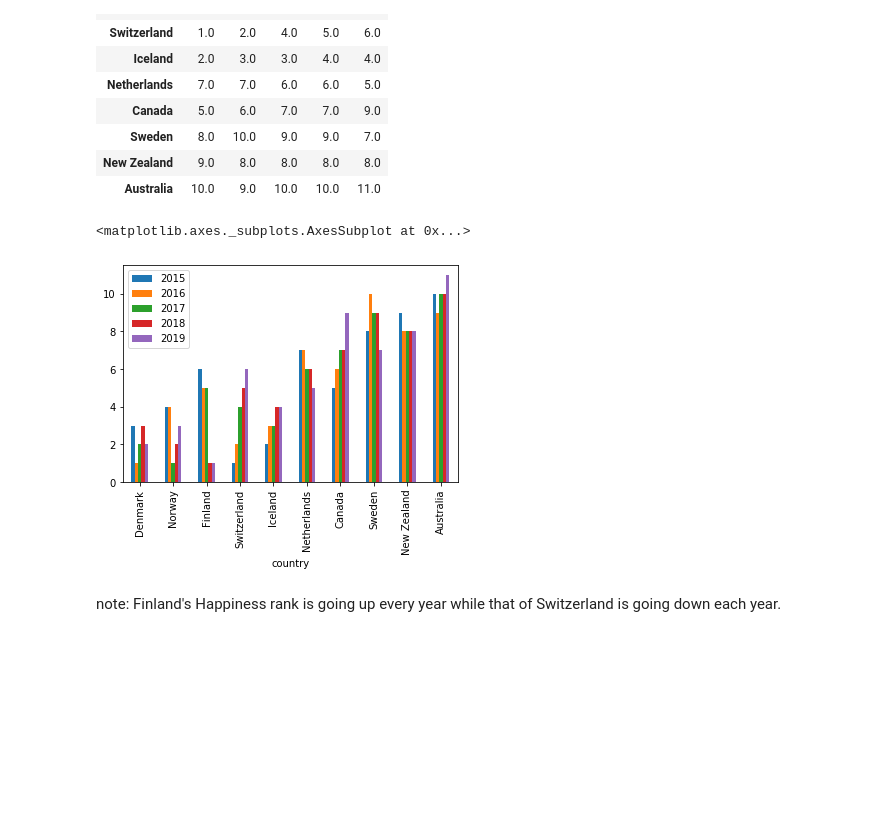
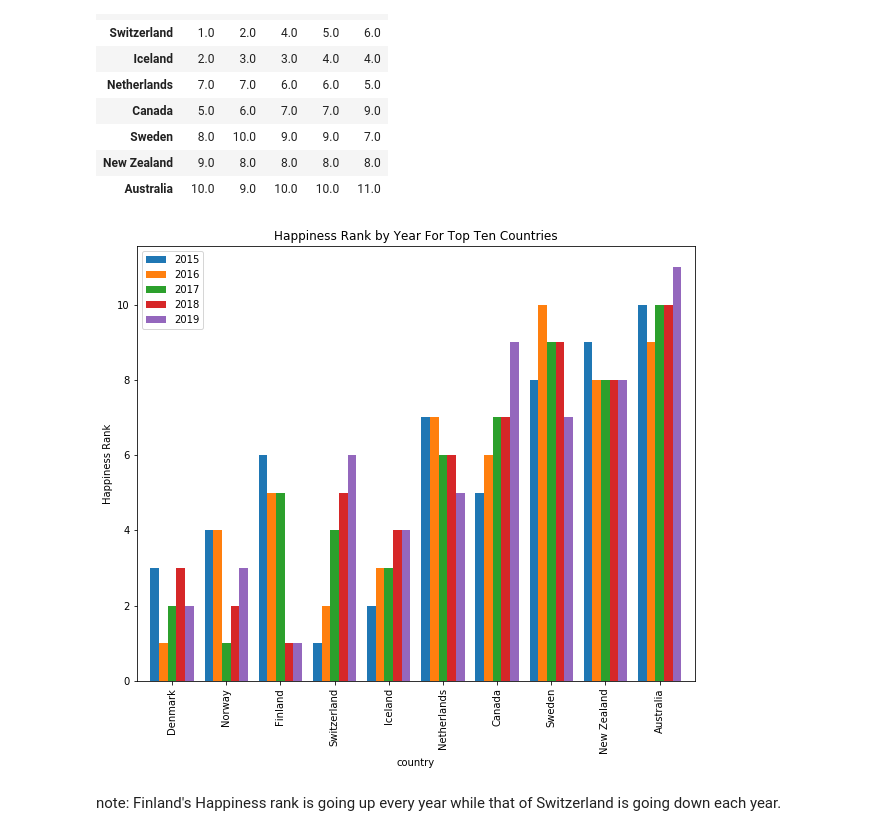
Before and after one commit to nguye453/ucsd_bootcamp_project1, a Jupyter notebook: March23-Copy1.ipynb, the cells around one changed output. Drawn from its saved outputs; the diff is of its cells as text; code cells hidden in the pictures; blank space fills up the shorter version.

```diff
--- a/March23-Copy1.ipynb
+++ b/March23-Copy1.ipynb
@@ -254,9 +262,11 @@ year_change_df
 | New Zealand | 9.0 | 8.0 | 8.0 | 8.0 | 8.0 |
 | Australia | 10.0 | 9.0 | 10.0 | 10.0 | 11.0 |
 # %%
-year_change_df.plot.bar()
+year_change_df.plot.bar(figsize=(10,8),width=0.8)
+plt.ylabel("Happiness Rank")
+plt.title("Happiness Rank by Year For Top Ten Countries")
+plt.savefig("Happiness_Rank_Bar.png")
 # %% [output]
-<matplotlib.axes._subplots.AxesSubplot at 0x...>
-[figure, old version]
+[figure, new version]
 # %% [markdown]
 note: Finland's Happiness rank is going up every year while that of Switzerland is going down each year.
```
Also changed, not shown: parts of 15 cells of this notebook, 1 other file.
